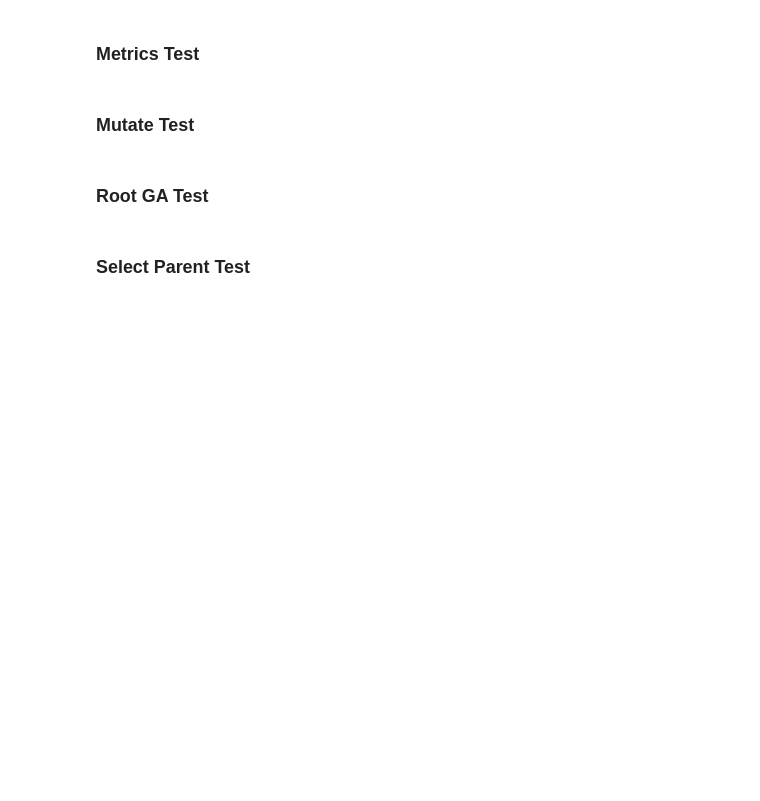
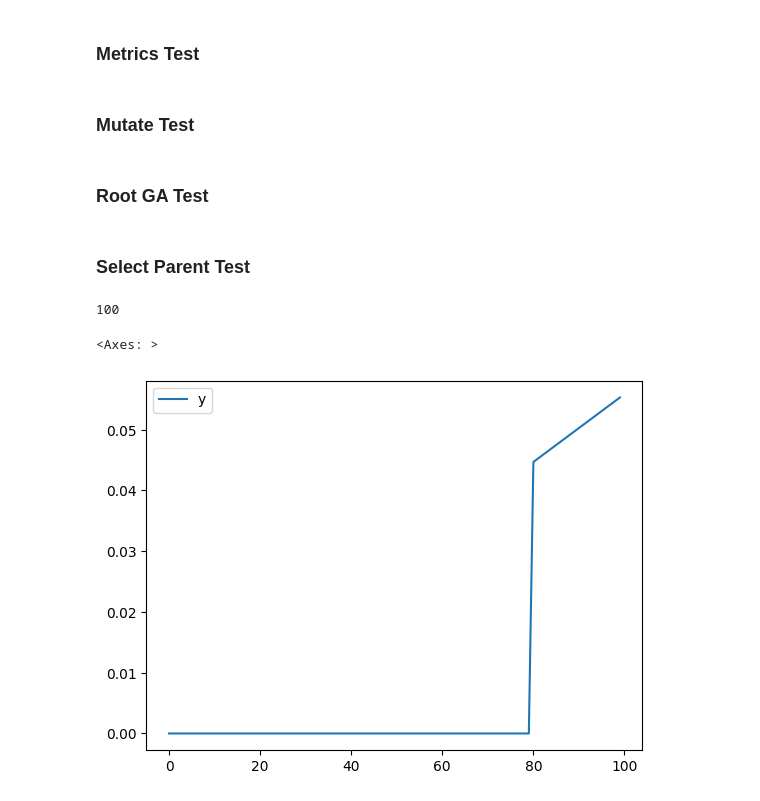
Before and after one commit to gpurci/MIN, a Jupyter notebook: laborator_1/GeneticAlgoritmMethods/my_test/test_manager.ipynb, the cells around one changed output. Drawn from its saved outputs; the diff is of its cells as text; code cells hidden in the pictures; blank space fills up the shorter version.

```diff
--- a/laborator_1/GeneticAlgoritmMethods/my_test/test_manager.ipynb
+++ b/laborator_1/GeneticAlgoritmMethods/my_test/test_manager.ipynb
@@ -274,3 +277,9 @@ pop = t.initPopulation()
 print(pop)
 # %% [markdown]
 ### Select Parent Test
+# %%
+obj = SelectParent("choice")
+# %%
+obj.POPULATION_SIZE
+# %% [output]
+100
@@ -276,0 +290,7 @@ print(pop)
+# %%
+
+data = {"y":obj.fitness_values}
+sns.lineplot(data=data)
+# %% [output]
+<Axes: >
+[figure, added]
```
Also changed, not shown: parts of 9 cells of this notebook, 7 other files.
